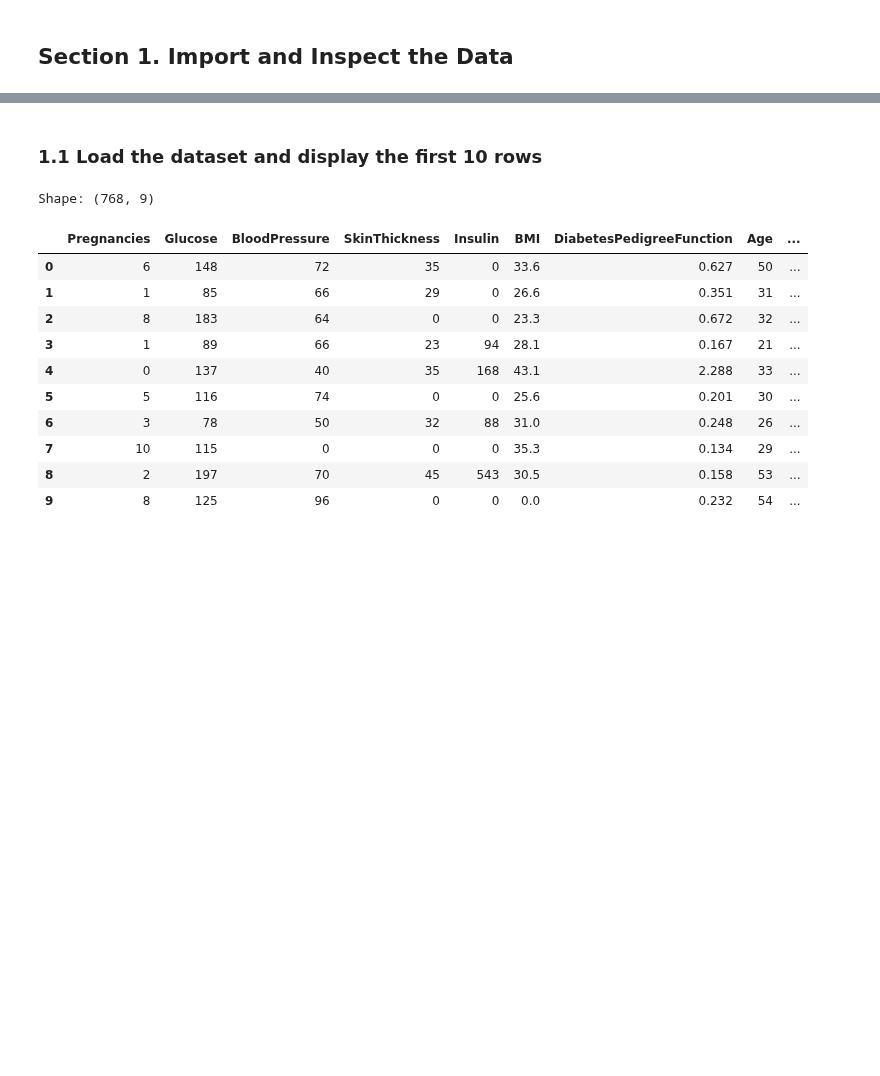
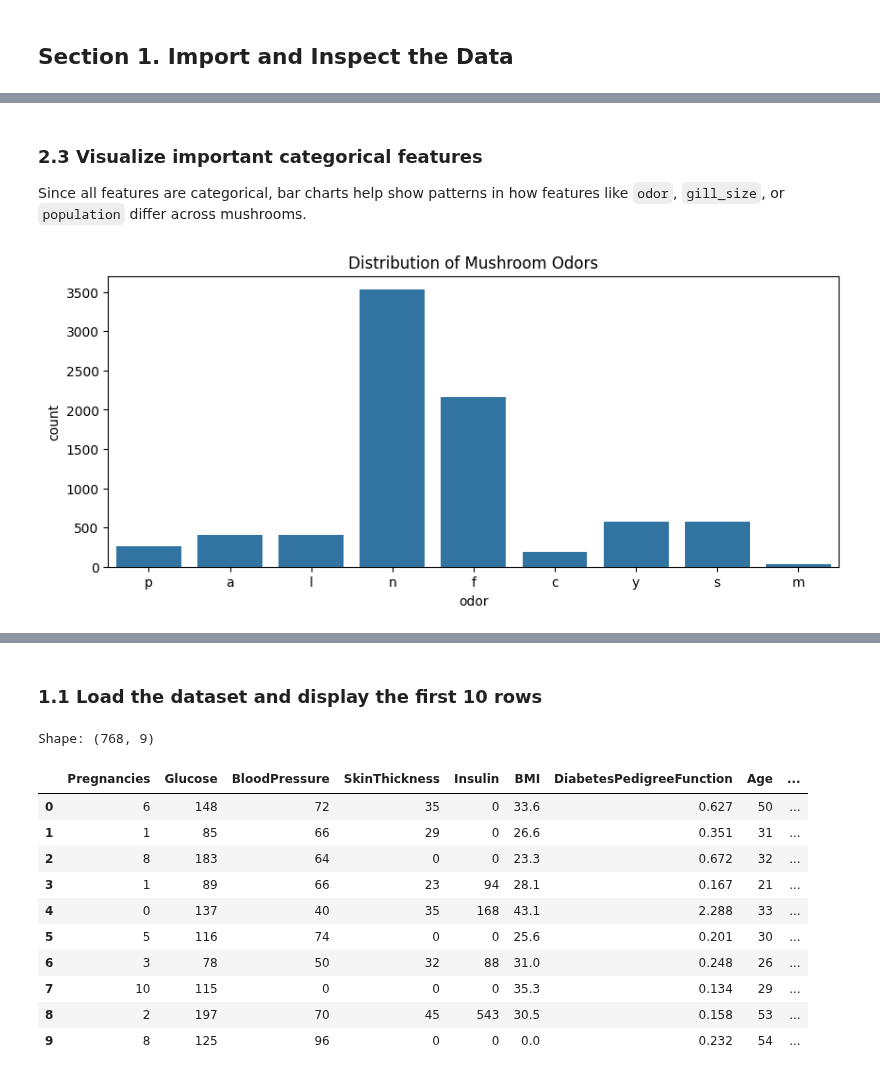
Before and after one commit to BethSpornitz/ml01, a Jupyter notebook: notebooks/midterm/classification_bethspornitz.ipynb, the cells around one changed output, grey strips where cells are left out. Saved outputs shown, nothing was run; the diff lists cells and outputs as text; code cells hidden in the pictures; blank space fills up the shorter version.

```diff
--- a/notebooks/midterm/classification_bethspornitz.ipynb
+++ b/notebooks/midterm/classification_bethspornitz.ipynb
@@ -24,0 +182,12 @@ pd.set_option("display.max_columns", 100)
+# %% [markdown]
+### 2.3 Visualize important categorical features
+
+Since all features are categorical, bar charts help show patterns in how features like `odor`, `gill_size`, or `population` differ across mushrooms.
+# %%
+# Example 1: Odor distribution
+plt.figure(figsize=(10, 4))
+sns.countplot(x='odor', data=df)
+plt.title("Distribution of Mushroom Odors")
+plt.show()
+# %% [output]
+[figure, added]
```
Also changed, not shown: parts of 53 cells of this notebook, 1 other file.
